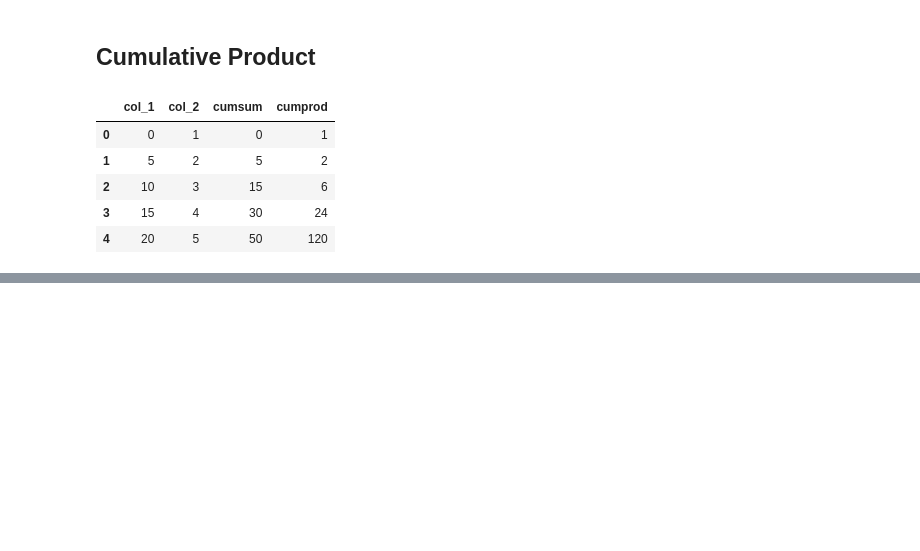
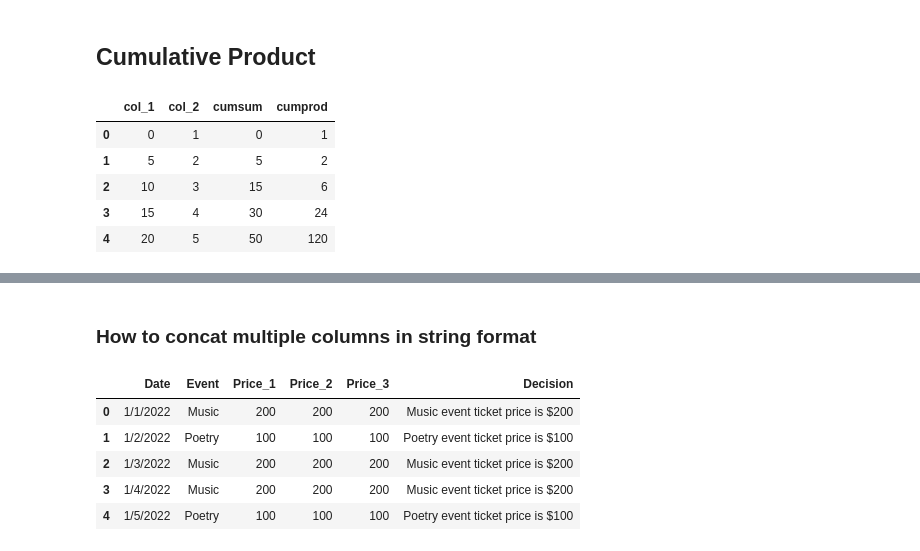
Before and after one commit to SKawsar/feature_creation, a Jupyter notebook: feature_creation.ipynb, the cells around one changed output, grey strips where cells are left out. Saved outputs shown, nothing was run; the diff lists cells and outputs as text; code cells hidden in the pictures; blank space fills up the shorter version.

```diff
--- a/feature_creation.ipynb
+++ b/feature_creation.ipynb
@@ -357,3 +364,8 @@ display(df)
 | 2 | 10 | 3 | 15 | 6 |
 | 3 | 15 | 4 | 30 | 24 |
 | 4 | 20 | 5 | 50 | 120 |
+# %%
+df = pd.DataFrame({"Date" : ["1/1/2022", "1/2/2022", "1/3/2022", "1/4/2022", "1/5/2022"],
+                   "Event" : ["Music", "Poetry", "Music", "Music", "Poetry"]})
+
+display(df)
@@ -359,0 +383,11 @@ display(df)
+# %%
+# method 1
+df["Price_1"] = [200 if x =='Music' else 100 for x in df["Event"]]
+
+# method 2
+df["Price_2"] = np.where(df["Event"] == "Music", 200, 100)
+
+# method_3
+df["Price_3"] = df["Event"].map({"Music": 200, "Poetry": 100})
+
+display(df)
@@ -359,0 +401,13 @@ display(df)
+# %% [markdown]
+### How to concat multiple columns in string format
+# %%
+df["Decision"] = df["Event"] + " event ticket price is $" + df["Price_1"].astype(str)
+
+display(df)
+# %% [output]
+|  | Date | Event | Price_1 | Price_2 | Price_3 | Decision |
+| 0 | 1/1/2022 | Music | 200 | 200 | 200 | Music event ticket price is $200 |
+| 1 | 1/2/2022 | Poetry | 100 | 100 | 100 | Poetry event ticket price is $100 |
+| 2 | 1/3/2022 | Music | 200 | 200 | 200 | Music event ticket price is $200 |
+| 3 | 1/4/2022 | Music | 200 | 200 | 200 | Music event ticket price is $200 |
+| 4 | 1/5/2022 | Poetry | 100 | 100 | 100 | Poetry event ticket price is $100 |
```
Also changed, not shown: parts of 6 cells of this notebook.
